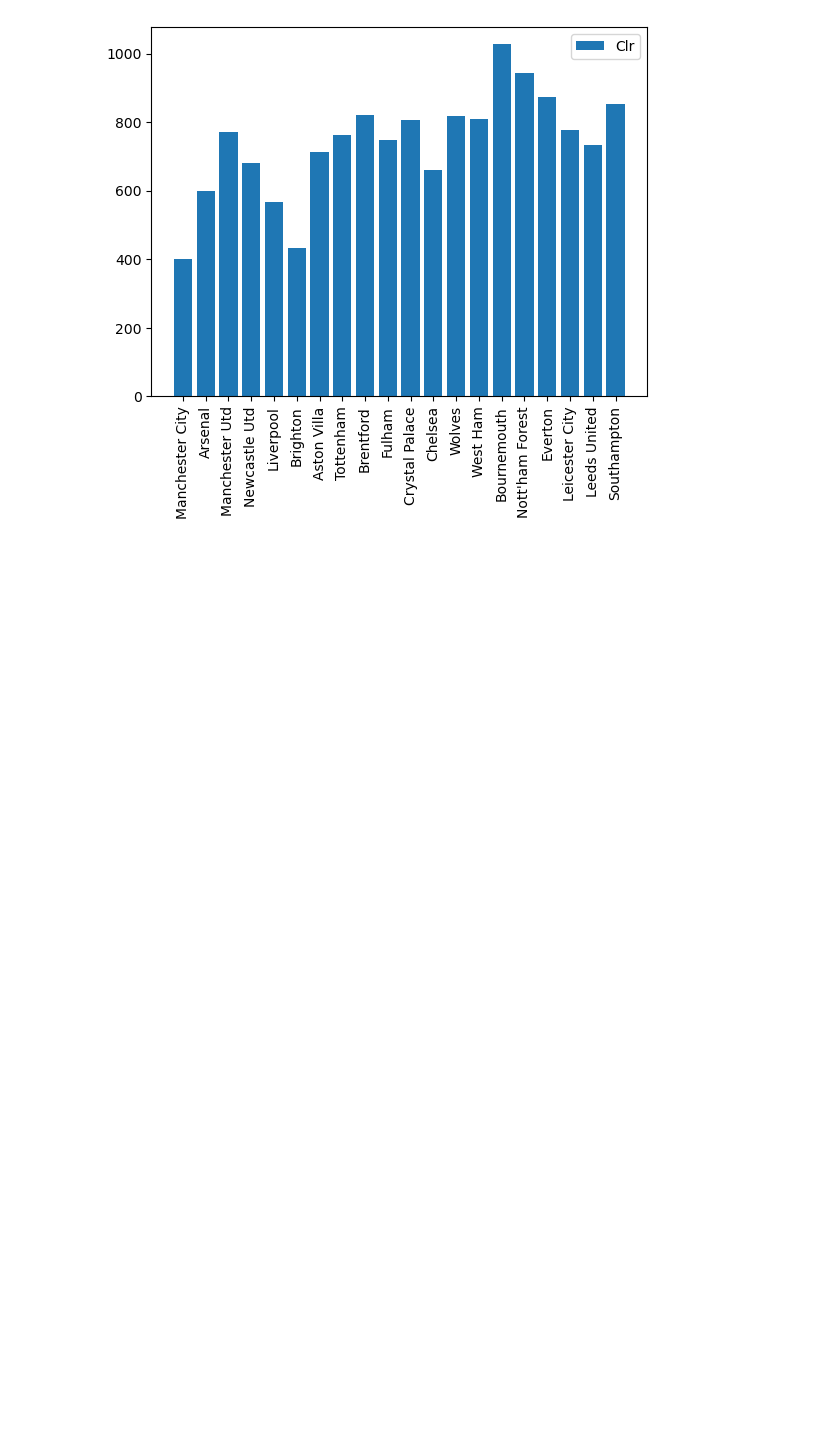
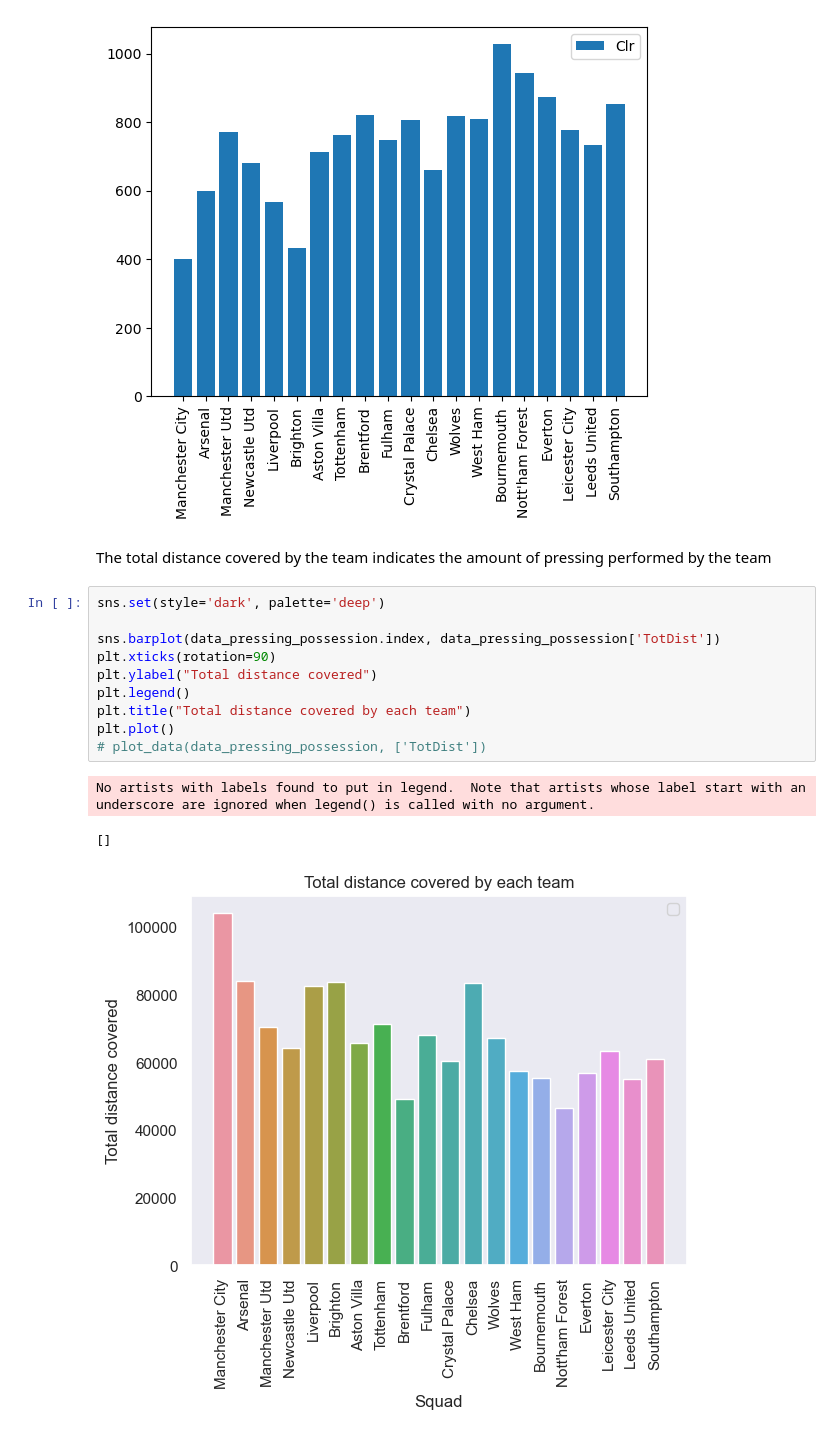
Before and after one commit to Yashuchirag/team_pressing_project, a Jupyter notebook: src/Visualization_Viveka.ipynb, the cells around one changed output. Drawn from its saved outputs; the diff is of its cells as text; blank space fills up the shorter version.

Commit message:
Visualizations for total distance travelled

```diff
--- a/src/Visualization_Viveka.ipynb
+++ b/src/Visualization_Viveka.ipynb
@@ -227,3 +216,19 @@ plot_data(data_pressing_possession, prog_pass_rec_press_stats)
 [figure]
 [figure]
 [figure]
+# %% [markdown]
+The total distance covered by the team indicates the amount of pressing performed by the team
+# %%
+sns.set(style='dark', palette='deep')
+
+sns.barplot(data_pressing_possession.index, data_pressing_possession['TotDist'])
+plt.xticks(rotation=90)
+plt.ylabel("Total distance covered")
+plt.legend()
+plt.title("Total distance covered by each team")
+plt.plot()
+# plot_data(data_pressing_possession, ['TotDist'])
+# %% [output]
+No artists with labels found to put in legend.  Note that artists whose label start with an underscore are ignored when legend() is called with no argument.
+[]
+[figure, added]
```
Also changed, not shown: parts of 10 cells of this notebook.
